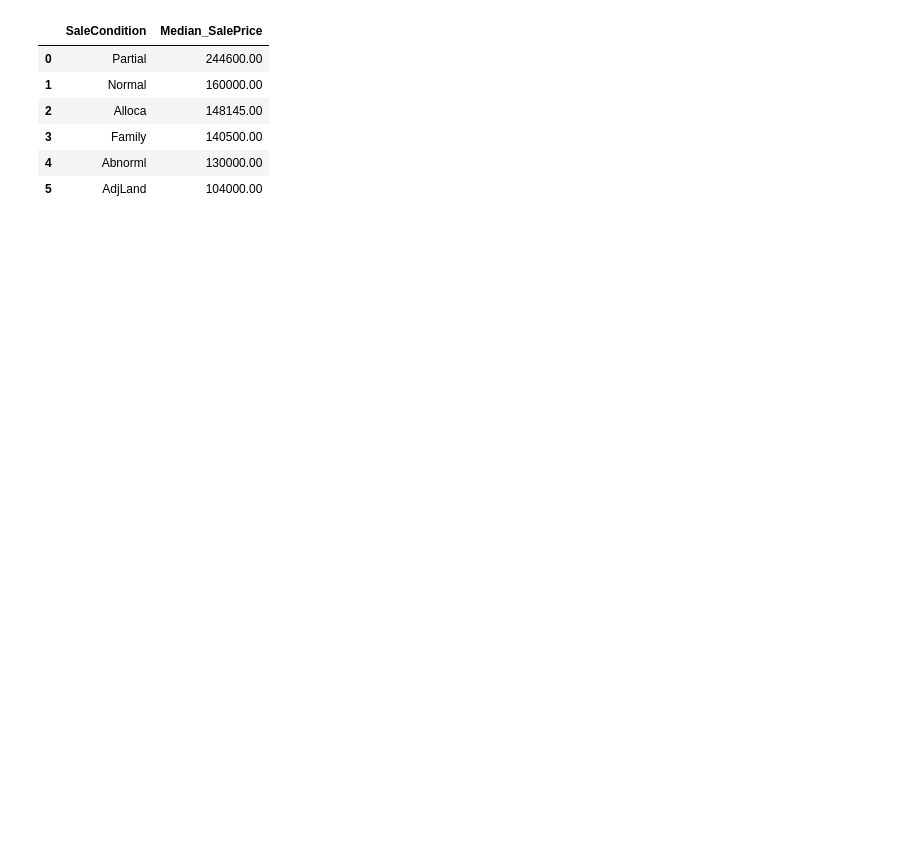
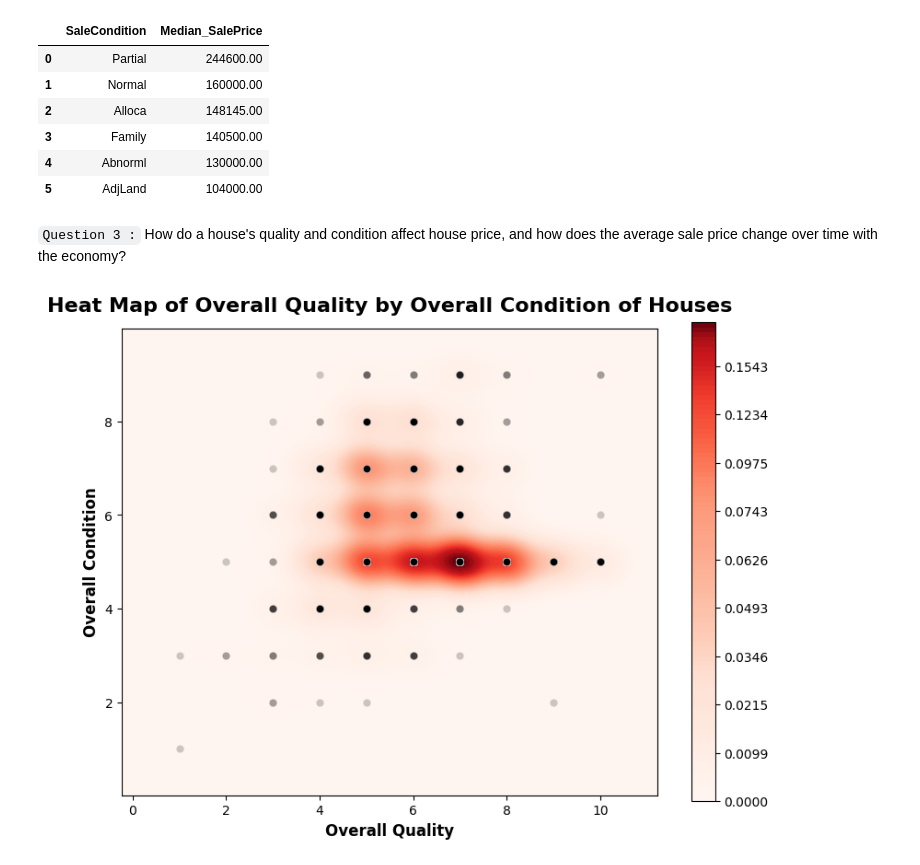
Before and after one commit to annugit1655/Real-Estate-Price-Prediction, a Jupyter notebook: Real-Estate-Price-Prediction/notebooks/EDA-house-part-1.ipynb, the cells around one changed output. Cells and saved outputs as stored; diff of their text form; code cells hidden in the pictures; blank space fills up the shorter version.

```diff
--- a/Real-Estate-Price-Prediction/notebooks/EDA-house-part-1.ipynb
+++ b/Real-Estate-Price-Prediction/notebooks/EDA-house-part-1.ipynb
@@ -608,3 +613,42 @@ median_saleprice
 | 3 | Family | 140500.00 |
 | 4 | Abnorml | 130000.00 |
 | 5 | AdjLand | 104000.00 |
+# %% [markdown]
+`Question 3 :` How do a house's quality and condition affect house price, and how does the average sale price change over time with the economy?
+# %%
+
+fig, ax = plt.subplots(figsize=(8,6))
+
+# 2D density heatmap
+kde = sns.kdeplot(
+    data=new_df,
+    x="OverallQual",
+    y="OverallCond",
+    fill=True,
+    cmap="Reds",
+    thresh=0,
+    levels=100,
+    cbar=True,
+    ax=ax
+)
+
+#Scatter points
+sns.scatterplot(
+    data=new_df,
+    x="OverallQual",
+    y="OverallCond",
+    alpha=0.2,
+    color="k",
+    ax=ax
+)
+
+ax.set_title("Heat Map of Overall Quality by Overall Condition of Houses", fontsize=16, fontweight='bold', y=1.02)
+ax.set_xlabel("Overall Quality", fontsize=12, fontweight='bold')
+ax.set_ylabel("Overall Condition", fontsize=12, fontweight='bold')
+ax.set_aspect('equal', adjustable='box')  # coord_fixed equivalent
+
+
+plt.tight_layout()
+plt.show()
+# %% [output]
+[figure, added]
```
Also changed, not shown: parts of 9 cells of this notebook.
